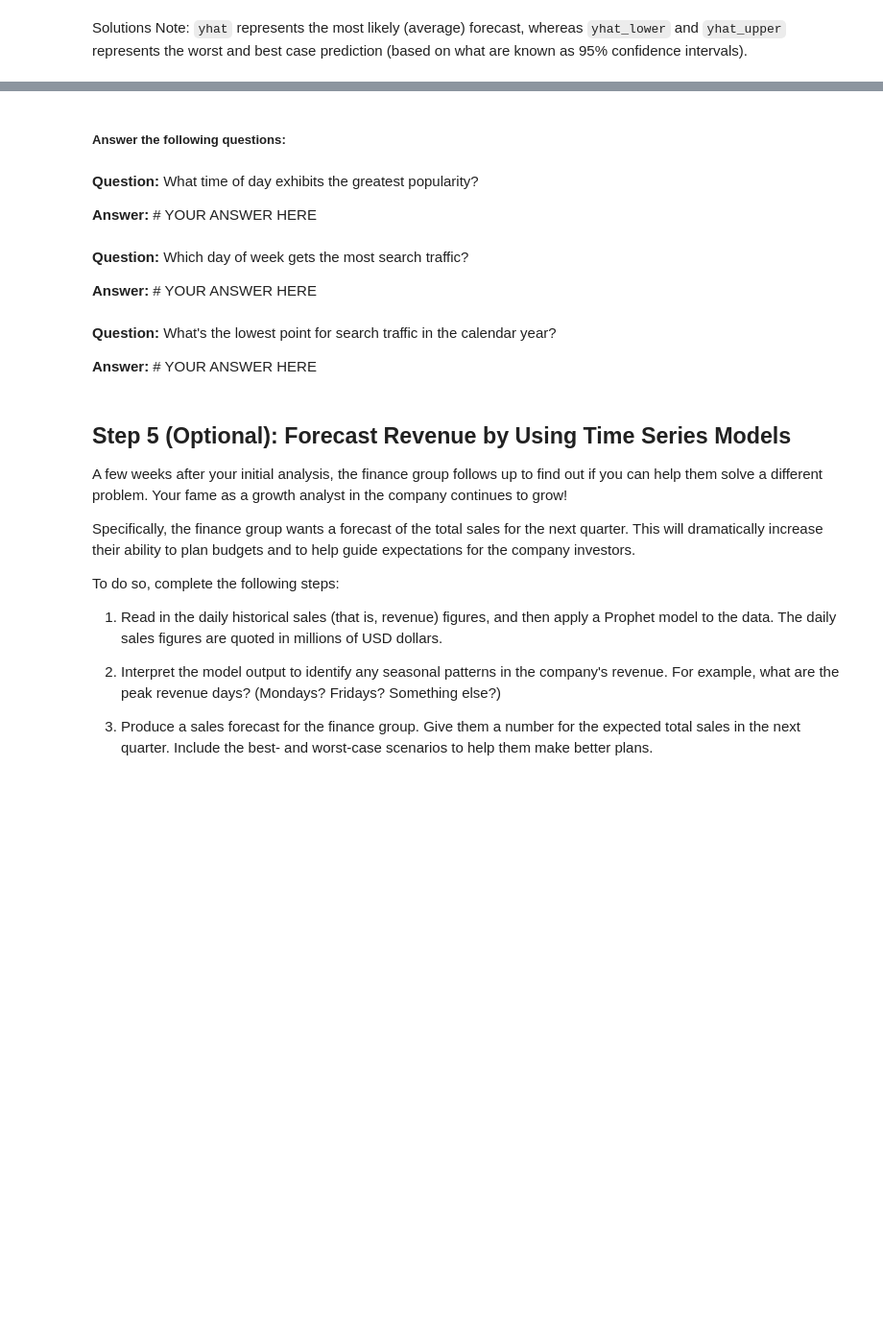
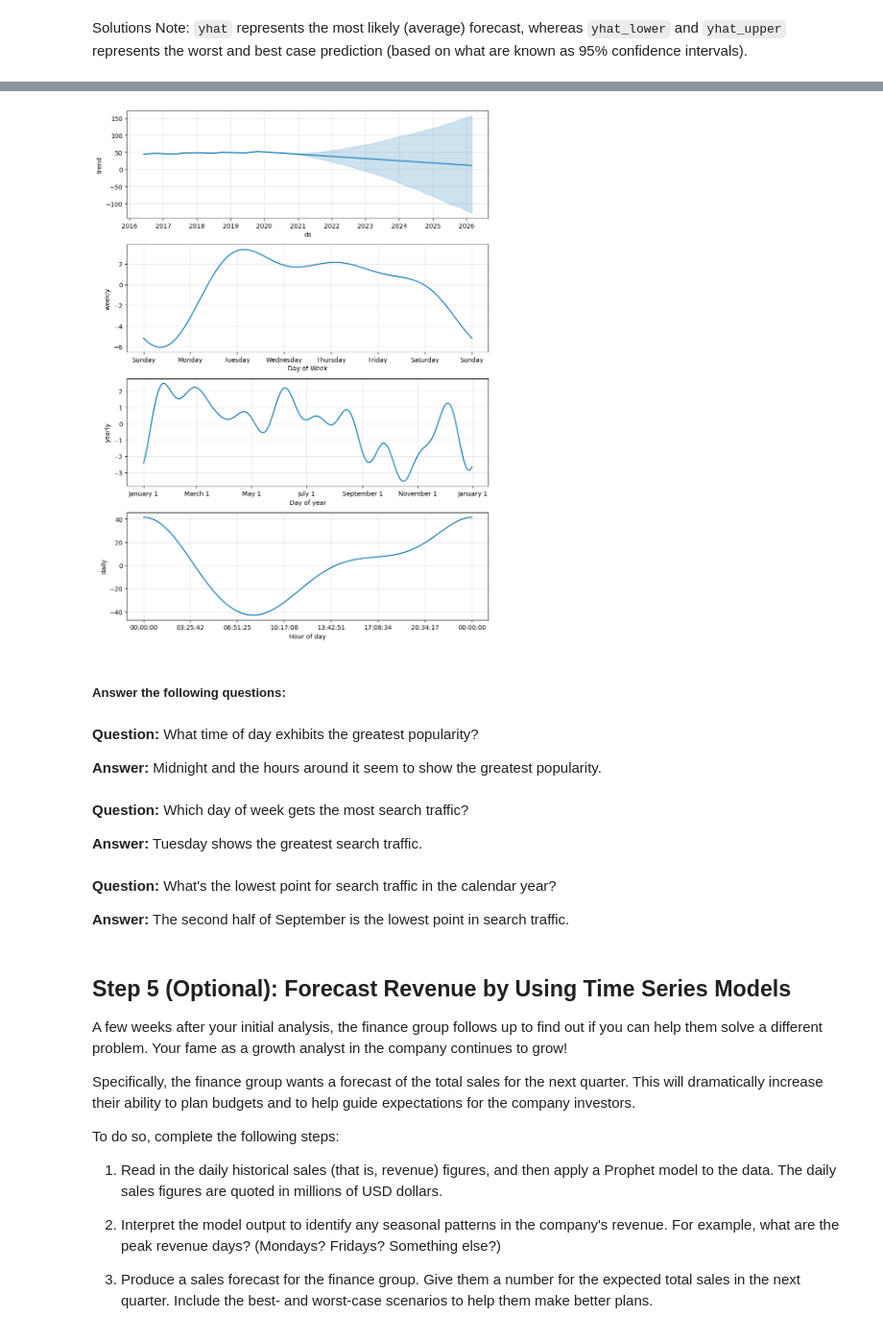
Before and after one commit to Mccalabrese/Colab-and-Prophet, a Jupyter notebook: forecasting_net_prophet.ipynb, the cells around one changed output, grey strips where cells are left out. Shown at 96% size. Drawn from its saved outputs; the diff is of its cells as text; code cells hidden in the pictures; blank space fills up the shorter version.

```diff
--- a/forecasting_net_prophet.ipynb
+++ b/forecasting_net_prophet.ipynb
@@ -481,7 +630,7 @@ forecast_mercado_trends = # YOUR CODE HERE
 * What's the lowest point for search traffic in the calendar year?
 # %%
 # Set the index in the forecast_mercado_trends DataFrame to the ds datetime column
-forecast_mercado_trends = # YOUR CODE HERE
+forecast_mercado_trends = forecast_mercado_trends.set_index('ds')
 
 # View the only the yhat,yhat_lower and yhat_upper columns from the DataFrame
-# YOUR CODE HERE
+forecast_mercado_trends[['yhat', 'yhat_lower', 'yhat_upper']]
@@ -497,24 +670,26 @@ hv.extension('bokeh')
 # %%
 # Reset the index in the forecast_mercado_trends DataFrame
-forecast_mercado_trends = # YOUR CODE HERE
+forecast_mercado_trends = forecast_mercado_trends.reset_index()
 
 # Use the plot_components function to visualize the forecast results
 # for the forecast_canada DataFrame
-figures_mercado_trends = # YOUR CODE HERE
+figures_mercado_trends = model_mercado_trends.plot_components(forecast_mercado_trends)
+# %% [output]
+[figure, added]
 # %% [markdown]
 ##### Answer the following questions:
 # %% [markdown]
 **Question:** What time of day exhibits the greatest popularity?
 
-**Answer:** # YOUR ANSWER HERE
+**Answer:** Midnight and the hours around it seem to show the greatest popularity.
 # %% [markdown]
 **Question:** Which day of week gets the most search traffic?
 
-**Answer:** # YOUR ANSWER HERE
+**Answer:** Tuesday shows the greatest search traffic.
 # %% [markdown]
 **Question:** What's the lowest point for search traffic in the calendar year?
 
-**Answer:** # YOUR ANSWER HERE
+**Answer:** The second half of September is the lowest point in search traffic.
 # %% [markdown]
 ## Step 5 (Optional): Forecast Revenue by Using Time Series Models
 
```
Also changed, not shown: parts of 39 cells of this notebook.
